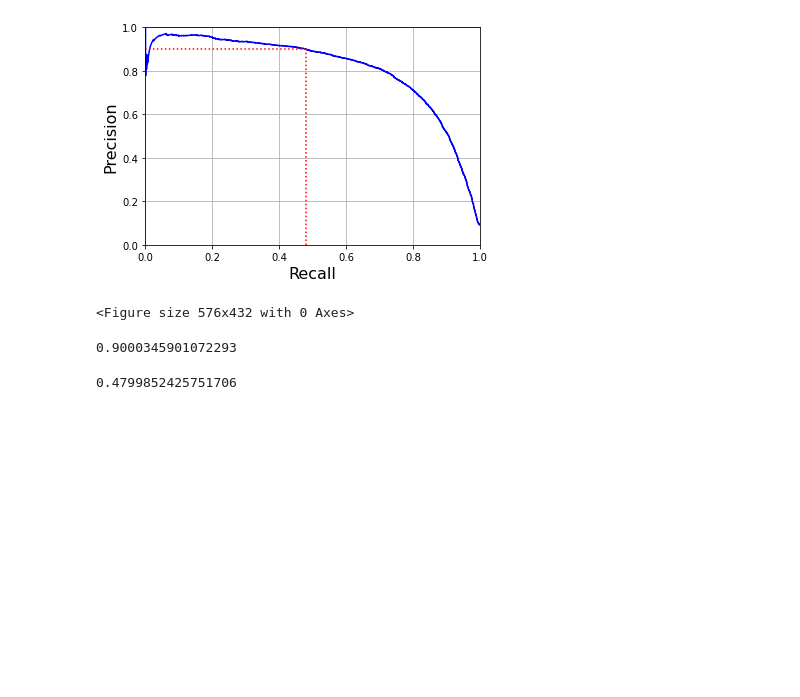
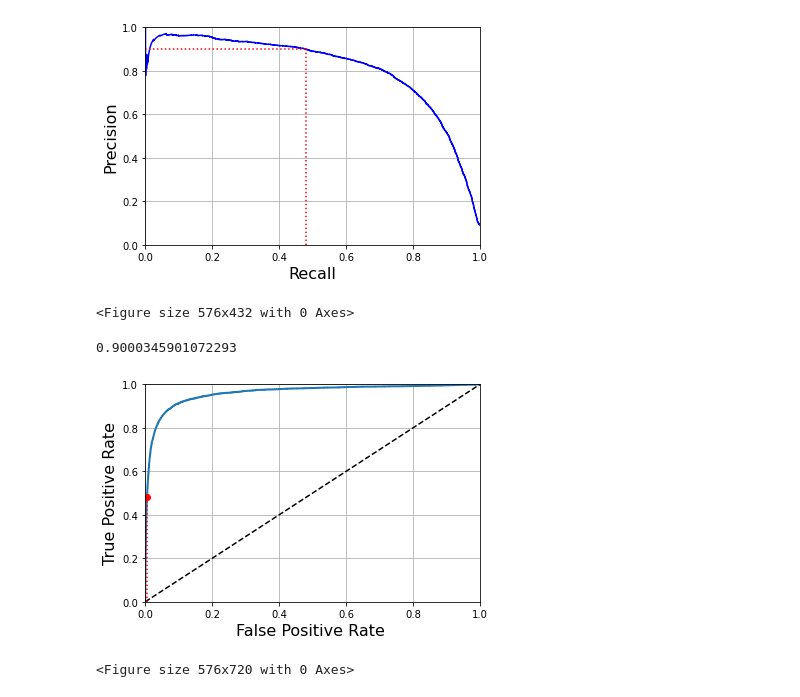
Before and after one commit to Mark-Nawar/ML-Books_Notes, a Jupyter notebook: BooksSummarie/Chapter-3/classification.ipynb, the cells around one changed output. Saved outputs shown, nothing was run; the diff lists cells and outputs as text; code cells hidden in the pictures; blank space fills up the shorter version.

Commit message:
ROC curve estimates

```diff
--- a/BooksSummarie/Chapter-3/classification.ipynb
+++ b/BooksSummarie/Chapter-3/classification.ipynb
@@ -209,9 +209,34 @@ from sklearn.metrics import precision_score,recall_score
 
 print(precision_score(Y_train_5 , Y_train_predicted_at90))
 
-recall_score(Y_train_5 , Y_train_predicted_at90 )
+recall_metric = recall_score(Y_train_5 , Y_train_predicted_at90 )
 ## as expected higher precision lower recall well there is no rules as stated before it is dependent on your project which one you should choose
 ## but it is a good idea to just plot and visualize things.
 # %% [output]
 0.9000345901072293
-0.4799852425751706
+# %%
+## the ROC curve // the receiver operating characteristic this is the TPR(recall) against the (FPR)(1-TNR)(1-specificity)
+
+from sklearn.metrics import roc_curve
+fpr , tpr , thresholds = roc_curve( Y_train_5 , Y_scores)
+
+FPR_at_certain_recall = fpr[np.argmax(tpr >= recall_metric)]
+
+def plot_roc(fpr , tpr , label=None ):
+    plt.plot(fpr , tpr, linewidth = 2 , label = label)
+    plt.plot([0,1],[0,1] ,'k--')
+    plt.plot([FPR_at_certain_recall, FPR_at_certain_recall], [0, recall_metric], "r:")
+    plt.plot([FPR_at_certain_recall], [recall_metric], "ro")
+    plt.xlabel("False Positive Rate ",fontsize=16)
+    plt.ylabel("True Positive Rate", fontsize=16)
+    plt.grid(True)
+    plt.axis([0,1, 0, 1])
+    plt.figure(figsize=(8, 10))
+
+plot_roc(fpr , tpr , thresholds)
+
+# this plot is a a great way to compute classifiers the more the curve moves to the dotted line the worse it is it
+## here the value choosen for the recall yields an accepted FPR ( almost zero )
+# %% [output]
+[figure, added]
+<Figure size 576x720 with 0 Axes>
```
